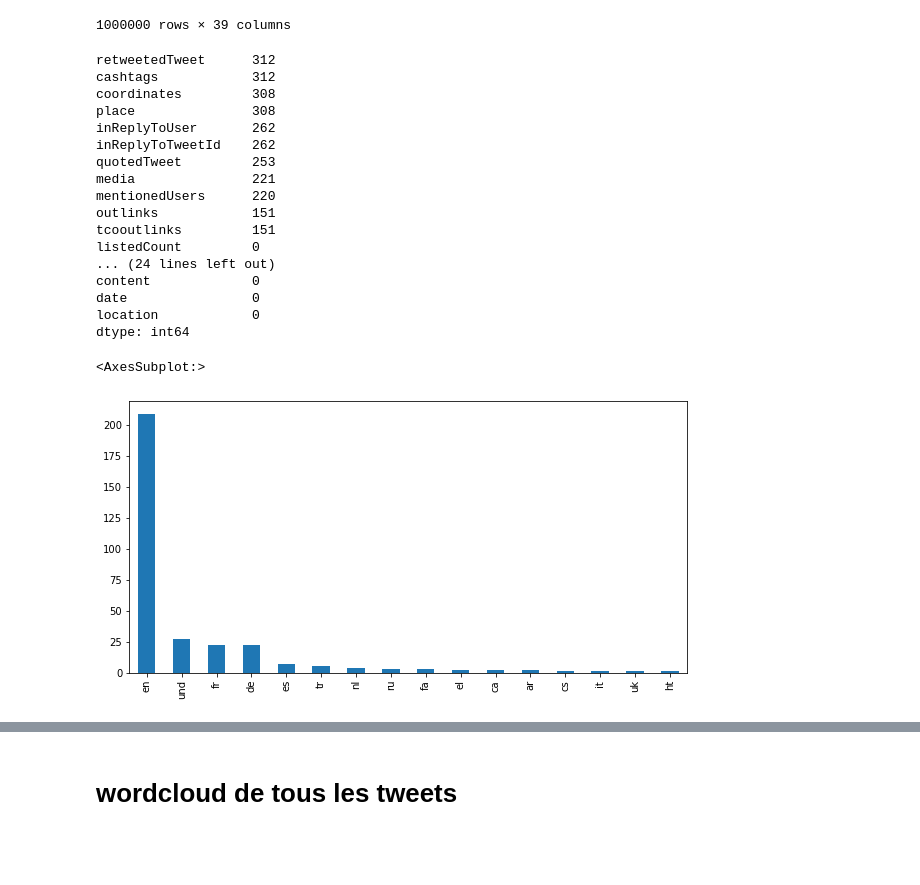
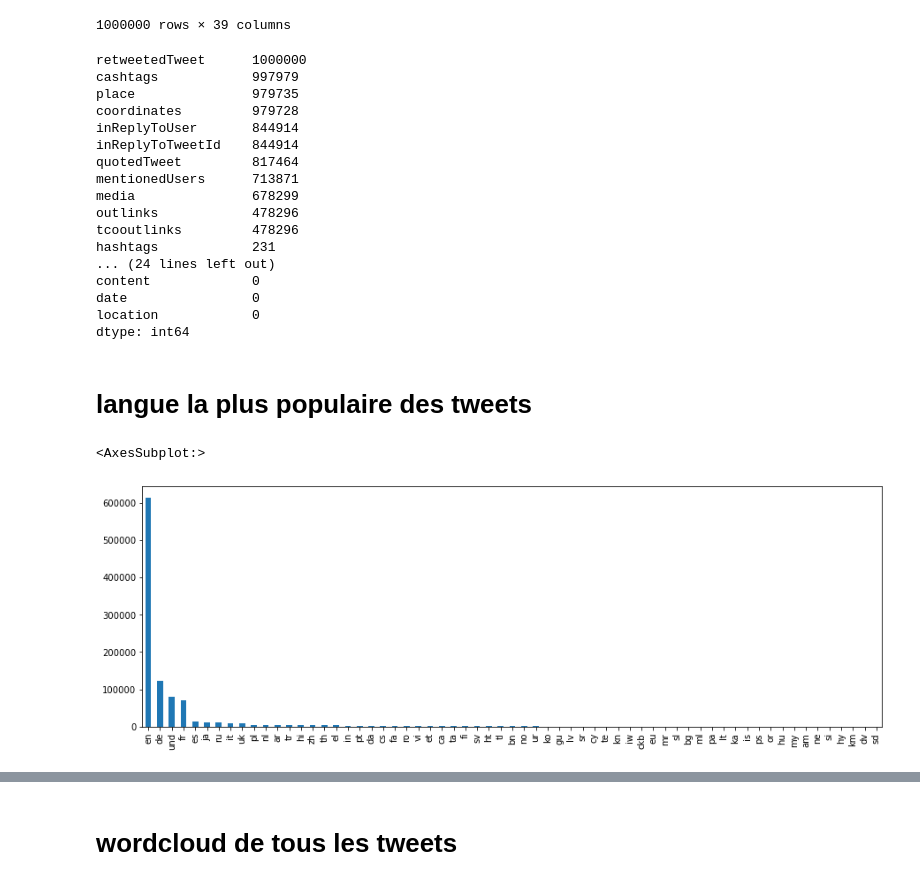
Before and after one commit to Amenay-khl/Osint, a Jupyter notebook: Osint_Uk2.ipynb, the cells around one changed output, grey strips where cells are left out. Saved outputs shown, nothing was run; the diff lists cells and outputs as text; code cells hidden in the pictures; blank space fills up the shorter version.

```diff
--- a/Osint_Uk2.ipynb
+++ b/Osint_Uk2.ipynb
@@ -151,21 +152,19 @@ df.to_excel("tweets_uk.xlsx")
-# %%
-df=pd.read_excel("tweets_uk.xlsx",lines=True)
 # %%
 # verification de valeurs manquantes
 df.isna().sum().sort_values(ascending=False)
 # %% [output]
-retweetedTweet      312
-cashtags            312
-coordinates         308
-place               308
-inReplyToUser       262
-inReplyToTweetId    262
-quotedTweet         253
-media               221
-mentionedUsers      220
-outlinks            151
-tcooutlinks         151
-listedCount         0
+retweetedTweet      1000000
+cashtags            997979
+place               979735
+coordinates         979728
+inReplyToUser       844914
+inReplyToTweetId    844914
+quotedTweet         817464
+mentionedUsers      713871
+media               678299
+outlinks            478296
+tcooutlinks         478296
+hashtags            231
 ... (24 lines left out)
 content             0
 date                0
@@ -174,7 +178,9 @@ dtype: int64
+# %% [markdown]
+# langue la plus populaire des tweets
 # %%
-plt.figure(figsize=(10,5))
+plt.figure(figsize=(15,5))
 df['lang'].value_counts().plot.bar()
 # %% [output]
 <AxesSubplot:>
-[figure, old version]
+[figure, new version]
 # %%
```
Also changed, not shown: parts of 80 cells of this notebook.
